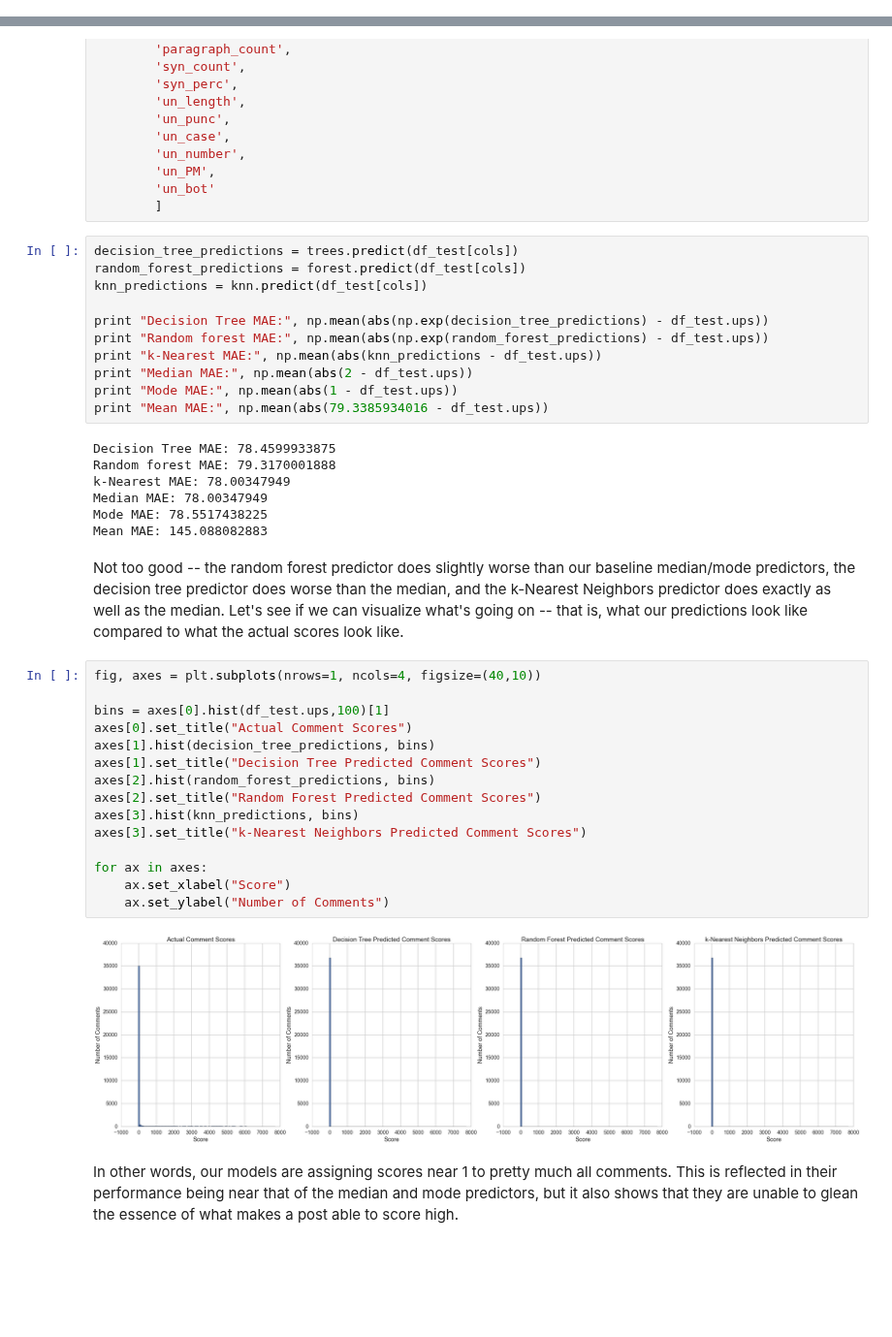
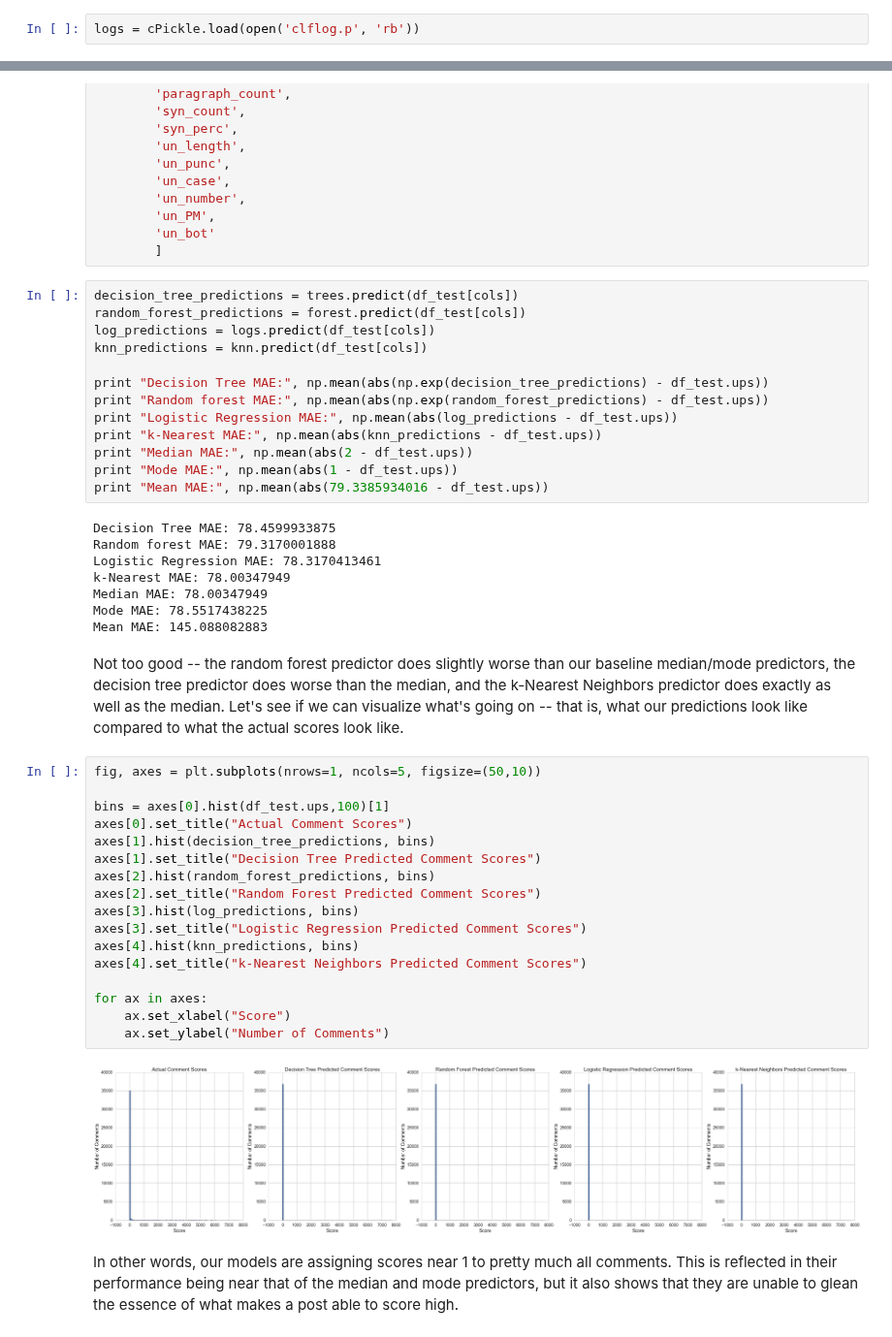
Before and after one commit to geoffstevens8/finalproject, a Jupyter notebook: Verification.ipynb, the cells around one changed output, grey strips where cells are left out. Shown at 97% size. Saved outputs shown, nothing was run; the diff lists cells and outputs as text; blank space fills up the shorter version.

Commit message:
Logistic Regression predicts 1 above median

```diff
--- a/Verification.ipynb
+++ b/Verification.ipynb
@@ -304,6 +304,8 @@ And now we can test out our models.
 trees = cPickle.load(open('clftree.p', 'rb'))
 # %%
 forest = cPickle.load(open('clfforest.p', 'rb'))
+# %%
+logs = cPickle.load(open('clflog.p', 'rb'))
 # %%
 knn = cPickle.load(open('clfkn.p', 'r'))
 # %%
@@ -331,10 +333,12 @@ cols = ['created_utc',
 # %%
 decision_tree_predictions = trees.predict(df_test[cols])
 random_forest_predictions = forest.predict(df_test[cols])
+log_predictions = logs.predict(df_test[cols])
 knn_predictions = knn.predict(df_test[cols])
 
 print "Decision Tree MAE:", np.mean(abs(np.exp(decision_tree_predictions) - df_test.ups))
 print "Random forest MAE:", np.mean(abs(np.exp(random_forest_predictions) - df_test.ups))
+print "Logistic Regression MAE:", np.mean(abs(log_predictions - df_test.ups))
 print "k-Nearest MAE:", np.mean(abs(knn_predictions - df_test.ups))
 print "Median MAE:", np.mean(abs(2 - df_test.ups))
 print "Mode MAE:", np.mean(abs(1 - df_test.ups))
@@ -342,6 +346,7 @@ print "Mean MAE:", np.mean(abs(79.3385934016 - df_test.ups))
 # %% [output]
 Decision Tree MAE: 78.4599933875
 Random forest MAE: 79.3170001888
+Logistic Regression MAE: 78.3170413461
 k-Nearest MAE: 78.00347949
 Median MAE: 78.00347949
 Mode MAE: 78.5517438225
@@ -349,22 +354,24 @@ Mean MAE: 145.088082883
 # %% [markdown]
 Not too good -- the random forest predictor does slightly worse than our baseline median/mode predictors, the decision tree predictor does worse than the median, and the k-Nearest Neighbors predictor does exactly as well as the median. Let's see if we can visualize what's going on -- that is, what our predictions look like compared to what the actual scores look like.
 # %%
-fig, axes = plt.subplots(nrows=1, ncols=4, figsize=(40,10))
+fig, axes = plt.subplots(nrows=1, ncols=5, figsize=(50,10))
 
 bins = axes[0].hist(df_test.ups,100)[1]
 axes[0].set_title("Actual Comment Scores")
 axes[1].hist(decision_tree_predictions, bins)
 axes[1].set_title("Decision Tree Predicted Comment Scores")
 axes[2].hist(random_forest_predictions, bins)
 axes[2].set_title("Random Forest Predicted Comment Scores")
-axes[3].hist(knn_predictions, bins)
-axes[3].set_title("k-Nearest Neighbors Predicted Comment Scores")
+axes[3].hist(log_predictions, bins)
+axes[3].set_title("Logistic Regression Predicted Comment Scores")
+axes[4].hist(knn_predictions, bins)
+axes[4].set_title("k-Nearest Neighbors Predicted Comment Scores")
 
 for ax in axes:
     ax.set_xlabel("Score")
     ax.set_ylabel("Number of Comments")
 # %% [output]
-[figure, old version]
+[figure, new version]
 # %% [markdown]
 In other words, our models are assigning scores near 1 to pretty much all comments. This is reflected in their performance being near that of the median and mode predictors, but it also shows that they are unable to glean the essence of what makes a post able to score high.
 # %%
```
Also changed, not shown: parts of 1 cell of this notebook, 2 other files.
